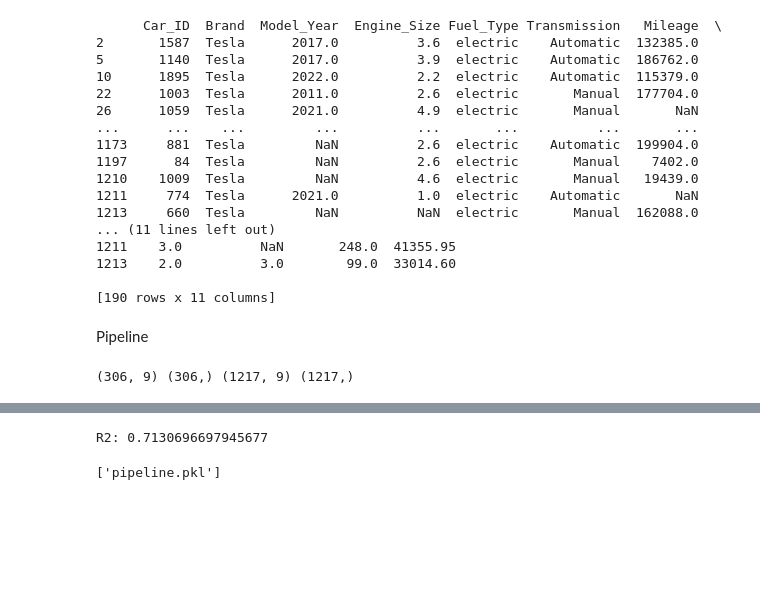
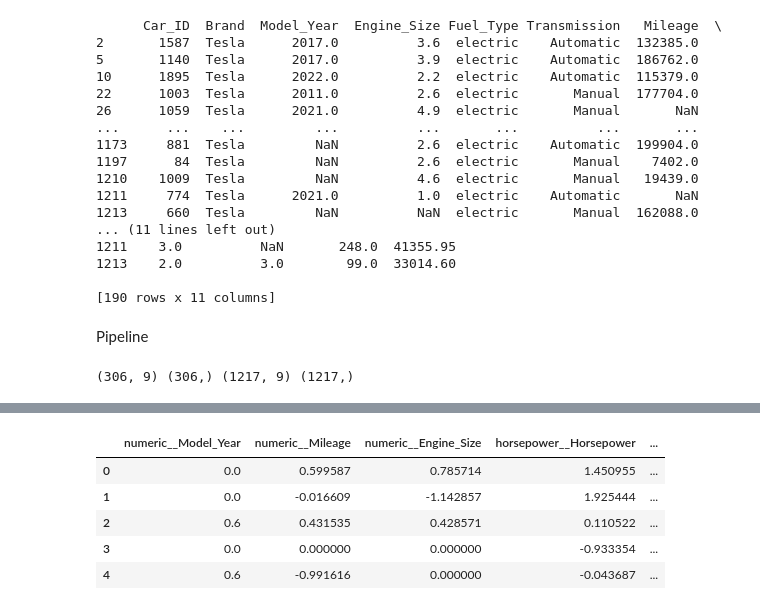
Before and after one commit to FinalFinalV2/Feature-Engineering-Building-ML-Pipeline-, a Jupyter notebook: analysis.ipynb, the cells around one changed output, grey strips where cells are left out. Drawn from its saved outputs; the diff is of its cells as text; code cells hidden in the pictures; blank space fills up the shorter version.

```diff
--- a/analysis.ipynb
+++ b/analysis.ipynb
@@ -677,6 +677,9 @@ class HorsepowerImputer(BaseEstimator, TransformerMixin):
         X[self.target_col] = X[self.target_col].fillna(X[self.group_col].map(self.median_map))
 
         return X[[self.target_col]]
+
+    def set_output(self, transform = "pandas"):
+        return self
 # %%
 horsepower_pipeline = Pipeline([
     ("imputer", HorsepowerImputer(group_col='Brand', target_col='Horsepower')),
@@ -699,27 +702,6 @@ categorical_pipeline = Pipeline([
 
 ])
 
-viz_preprocessor = ColumnTransformer([
-    ("hp", horsepower_pipeline.named_steps['imputer'], ['Horsepower', 'Brand']),
-    ("num", numeric_pipeline.named_steps['imputer'], numerical_features[0:3]),
-    ("other_num", other_numeric_pipeline.named_steps['imputer'], numerical_features[3:6]),
-    ("cat", categorical_pipeline.named_steps['imputer'], categorical_features),
-])
-
-# 1. Dopasowanie
-viz_preprocessor.fit(X_train_copy)
-
-X_train_preprocessed_no_encoding = viz_preprocessor.transform(X_train_copy)
-
-column_names = [name for _, _, columns in viz_preprocessor.transformers_ for name in columns]
-
-column_names = ['Horsepower'] + numerical_features[0:3] + numerical_features[3:5] + categorical_features
-column_names = ['Horsepower'] + numerical_features[0:3] + numerical_features[3:6] + categorical_features
-X_clean = pd.DataFrame(X_train_preprocessed_no_encoding, columns=column_names)
-X_clean['Price'] = y_train_copy.values
-X_clean.to_csv('data\\cleaned_by_pipeline.csv', index=False)
-
-
 preprocessor = ColumnTransformer([
     ("numeric", numeric_pipeline, numerical_features[0:3]),
     ("horsepower", horsepower_pipeline, horsepower_feature),
@@ -727,11 +709,14 @@ preprocessor = ColumnTransformer([
     ("categorical", categorical_pipeline, categorical_features),
 ])
 
-Random_Forest = Pipeline([
-    ("preprocessor", preprocessor),
-    ("pca", PCA(n_components=11)),
-    ("regressor", RandomForestRegressor(n_estimators=100, random_state=42)),
-])
 
-Random_Forest
+import joblib
+
+joblib.dump(preprocessor, 'pipeline.pkl')
+
+
+preprocessor.set_output(transform="pandas")
+
+preprocessor_fit= preprocessor.fit(X_train_copy)
+preprocessor_fit
 # %% [output]
@@ -779,21 +740,13 @@ R2: 0.6790
-# %%
-from sklearn.linear_model import Ridge
-
-ridge_pipeline = Pipeline([
-    ("preprocessor", preprocessor),
-    ("pca", PCA(n_components=5)),
-    ("regressor", Ridge(alpha=1.0))
-])
-
-ridge_pipeline.fit(X_train, y_train)
-
-print("R2:", r2_score(y_test, ridge_pipeline.predict(X_test)))
-# %% [output]
-R2: 0.7130696697945677
-# %%
-#the best performing model is Ridge
-import joblib
-
-joblib.dump(ridge_pipeline, 'pipeline.pkl')
-# %% [output]
-['pipeline.pkl']
+# %%
+x_train_procesed = preprocessor_fit.transform(X_train_copy)
+
+type(x_train_procesed)
+
+x_train_procesed.head()
+# %% [output]
+|  | numeric__Model_Year | numeric__Mileage | numeric__Engine_Size | horsepower__Horsepower | ... |
+| 0 | 0.0 | 0.599587 | 0.785714 | 1.450955 | ... |
+| 1 | 0.0 | -0.016609 | -1.142857 | 1.925444 | ... |
+| 2 | 0.6 | 0.431535 | 0.428571 | 0.110522 | ... |
+| 3 | 0.0 | 0.000000 | 0.000000 | -0.933354 | ... |
+| 4 | 0.6 | -0.991616 | 0.000000 | -0.043687 | ... |
```
Also changed, not shown: parts of 3 cells of this notebook.
